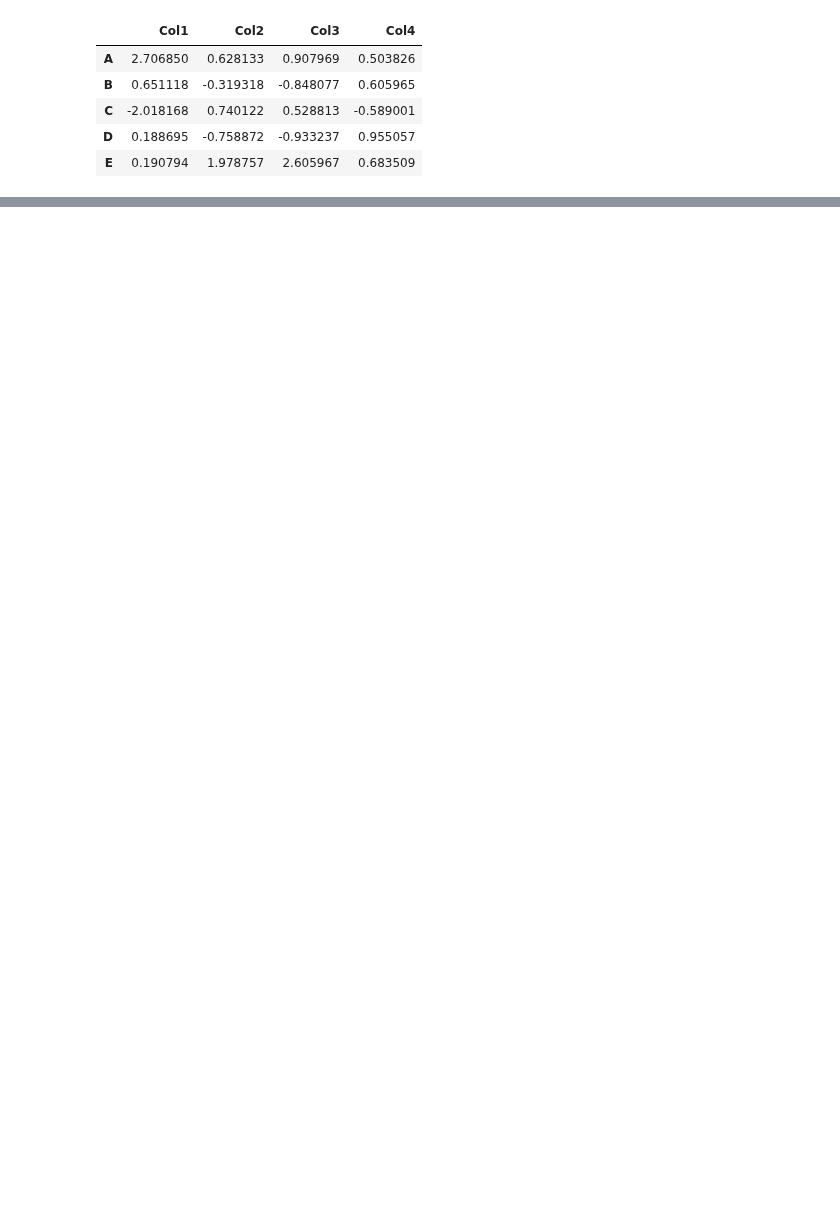
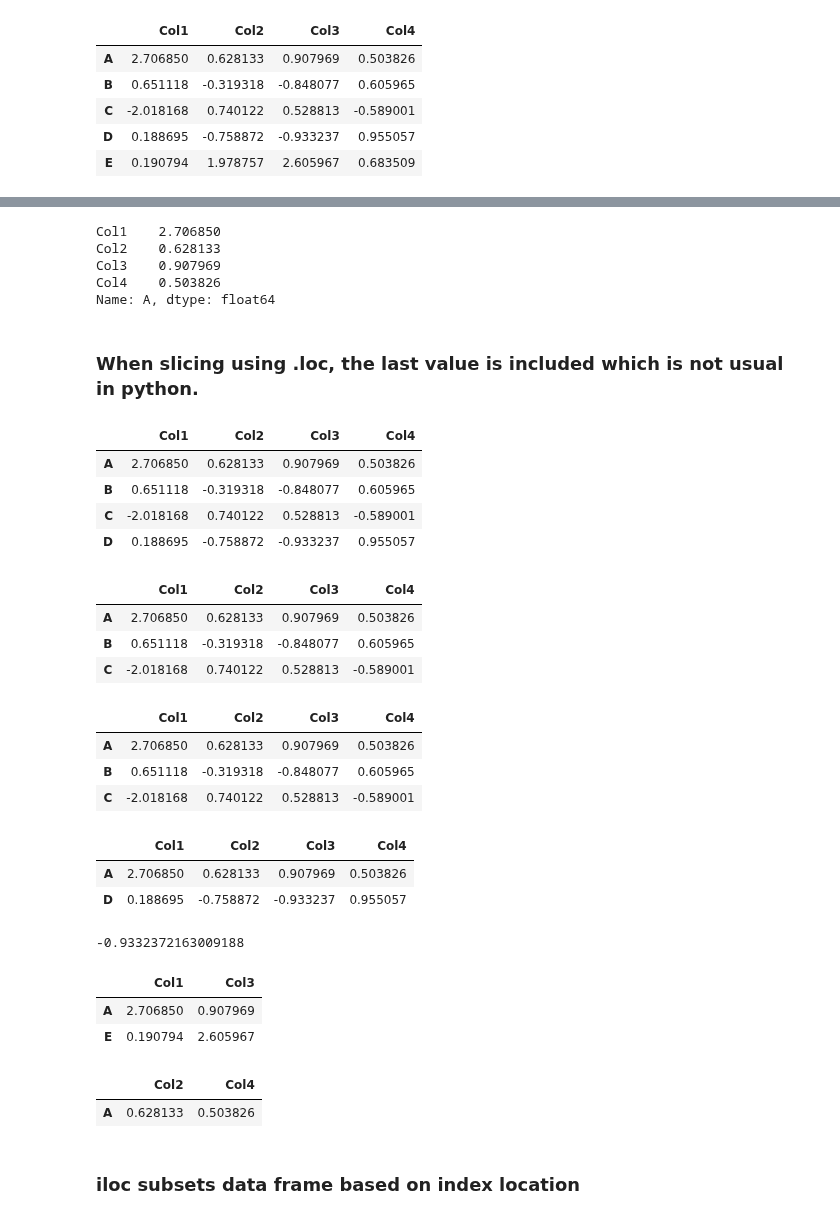
Before and after one commit to Danpr1984/Calculator-, a Jupyter notebook: Pandas training.ipynb, the cells around one changed output, grey strips where cells are left out. Drawn from its saved outputs; the diff is of its cells as text; code cells hidden in the pictures; blank space fills up the shorter version.

```diff
--- a/Pandas training.ipynb
+++ b/Pandas training.ipynb
@@ -239,0 +253,2 @@ df.drop(labels = ['Col5'], axis = 1)
+# %%
+df.drop(labels = ['Col5'], axis = 1, inplace = True)
@@ -239,0 +282,55 @@ df.drop(labels = ['Col5'], axis = 1)
+# %%
+df.loc['A']
+# %% [output]
+Col1    2.706850
+Col2    0.628133
+Col3    0.907969
+Col4    0.503826
+Name: A, dtype: float64
+# %% [markdown]
+### When slicing using .loc, the last value is included which is not usual in python.
+# %%
+df.loc['A':'D']
+# %% [output]
+|  | Col1 | Col2 | Col3 | Col4 |
+| A | 2.706850 | 0.628133 | 0.907969 | 0.503826 |
+| B | 0.651118 | -0.319318 | -0.848077 | 0.605965 |
+| C | -2.018168 | 0.740122 | 0.528813 | -0.589001 |
+| D | 0.188695 | -0.758872 | -0.933237 | 0.955057 |
+# %%
+df.loc['A':'C']
+# %% [output]
+|  | Col1 | Col2 | Col3 | Col4 |
+| A | 2.706850 | 0.628133 | 0.907969 | 0.503826 |
+| B | 0.651118 | -0.319318 | -0.848077 | 0.605965 |
+| C | -2.018168 | 0.740122 | 0.528813 | -0.589001 |
+# %%
+df.loc['A':'C']
+# %% [output]
+|  | Col1 | Col2 | Col3 | Col4 |
+| A | 2.706850 | 0.628133 | 0.907969 | 0.503826 |
+| B | 0.651118 | -0.319318 | -0.848077 | 0.605965 |
+| C | -2.018168 | 0.740122 | 0.528813 | -0.589001 |
+# %%
+df.loc[['A','D']]
+# %% [output]
+|  | Col1 | Col2 | Col3 | Col4 |
+| A | 2.706850 | 0.628133 | 0.907969 | 0.503826 |
+| D | 0.188695 | -0.758872 | -0.933237 | 0.955057 |
+# %%
+df.loc['D', 'Col3']
+# %% [output]
+-0.9332372163009188
+# %%
+df.loc[['A', 'E'], ['Col1', 'Col3']]
+# %% [output]
+|  | Col1 | Col3 |
+| A | 2.706850 | 0.907969 |
+| E | 0.190794 | 2.605967 |
+# %%
+df.loc[['A'], ['Col2', 'Col4']]
+# %% [output]
+|  | Col2 | Col4 |
+| A | 0.628133 | 0.503826 |
+# %% [markdown]
+### iloc subsets data frame based on index location
```
Also changed, not shown: parts of 10 cells of this notebook.
